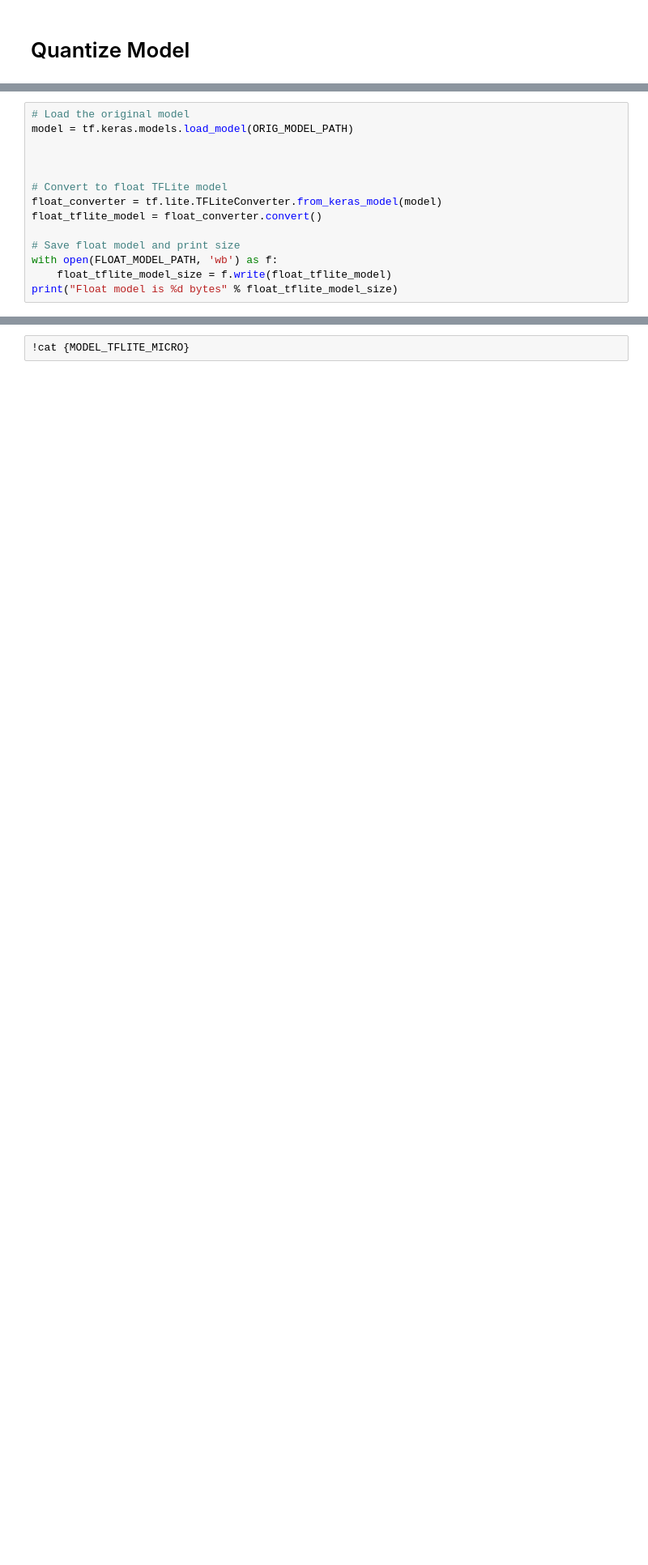
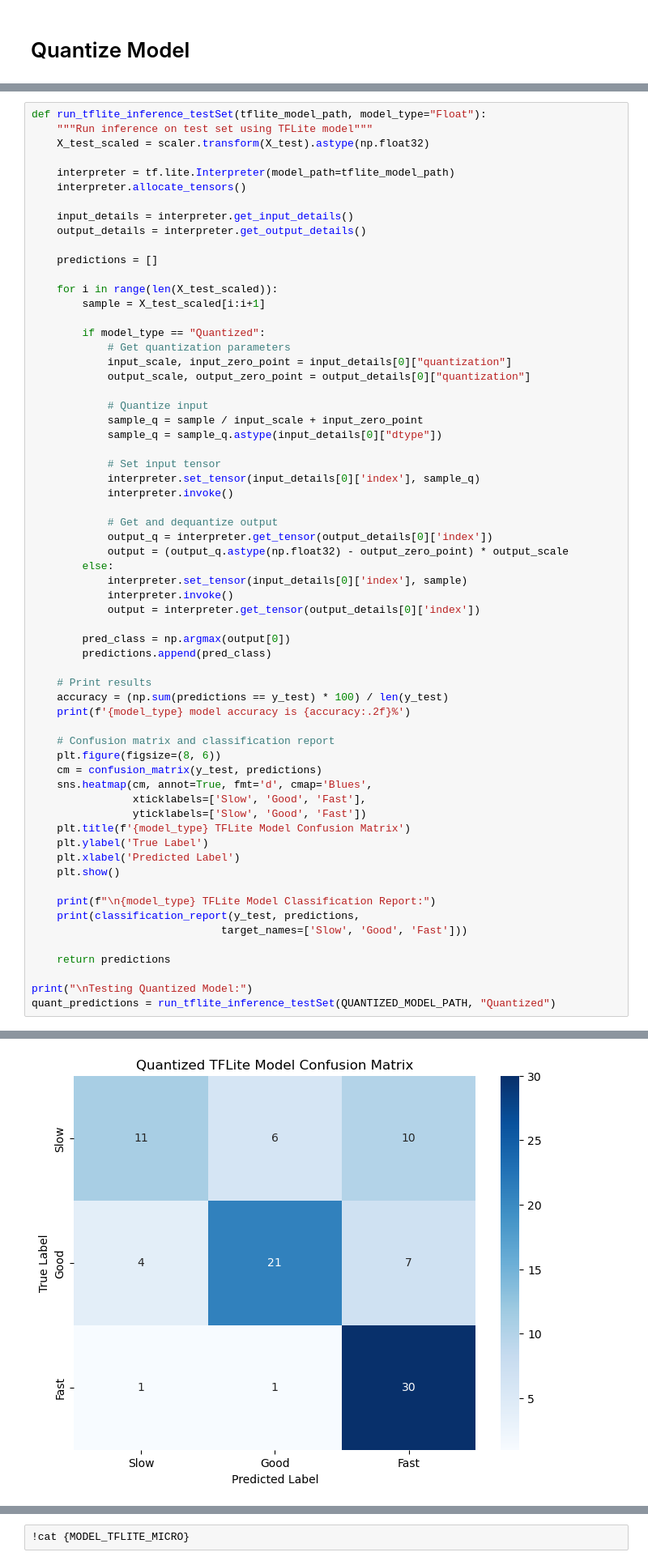
Before and after one commit to kuomat/Swing_Buddy, a Jupyter notebook: project.ipynb, the cells around one changed output, grey strips where cells are left out. Shown: that part at 81% size. Drawn from its saved outputs; the diff is of its cells as text; blank space fills up the shorter version.

```diff
--- a/project.ipynb
+++ b/project.ipynb
@@ -842,14 +846,0 @@ def representative_dataset_gen():
-# %%
-# Load the original model
-model = tf.keras.models.load_model(ORIG_MODEL_PATH)
-
-
-
-# Convert to float TFLite model
-float_converter = tf.lite.TFLiteConverter.from_keras_model(model)
-float_tflite_model = float_converter.convert()
-
-# Save float model and print size
-with open(FLOAT_MODEL_PATH, 'wb') as f:
-    float_tflite_model_size = f.write(float_tflite_model)
-print("Float model is %d bytes" % float_tflite_model_size)
@@ -1045,0 +926,64 @@ weighted avg       0.09      0.30      0.14        91
+# %%
+def run_tflite_inference_testSet(tflite_model_path, model_type="Float"):
+    """Run inference on test set using TFLite model"""
+    X_test_scaled = scaler.transform(X_test).astype(np.float32)
+
+    interpreter = tf.lite.Interpreter(model_path=tflite_model_path)
+    interpreter.allocate_tensors()
+
+    input_details = interpreter.get_input_details()
+    output_details = interpreter.get_output_details()
+
+    predictions = []
+
+    for i in range(len(X_test_scaled)):
+        sample = X_test_scaled[i:i+1]
+
+        if model_type == "Quantized":
+            # Get quantization parameters
+            input_scale, input_zero_point = input_details[0]["quantization"]
+            output_scale, output_zero_point = output_details[0]["quantization"]
+
+            # Quantize input
+            sample_q = sample / input_scale + input_zero_point
+            sample_q = sample_q.astype(input_details[0]["dtype"])
+
+            # Set input tensor
+            interpreter.set_tensor(input_details[0]['index'], sample_q)
+            interpreter.invoke()
+
+            # Get and dequantize output
+            output_q = interpreter.get_tensor(output_details[0]['index'])
+            output = (output_q.astype(np.float32) - output_zero_point) * output_scale
+        else:
+            interpreter.set_tensor(input_details[0]['index'], sample)
+            interpreter.invoke()
+            output = interpreter.get_tensor(output_details[0]['index'])
+
+        pred_class = np.argmax(output[0])
+        predictions.append(pred_class)
+
+    # Print results
+    accuracy = (np.sum(predictions == y_test) * 100) / len(y_test)
+    print(f'{model_type} model accuracy is {accuracy:.2f}%')
+
+    # Confusion matrix and classification report
+    plt.figure(figsize=(8, 6))
+    cm = confusion_matrix(y_test, predictions)
+    sns.heatmap(cm, annot=True, fmt='d', cmap='Blues',
+                xticklabels=['Slow', 'Good', 'Fast'],
+                yticklabels=['Slow', 'Good', 'Fast'])
+    plt.title(f'{model_type} TFLite Model Confusion Matrix')
+    plt.ylabel('True Label')
+    plt.xlabel('Predicted Label')
+    plt.show()
+
+    print(f"\n{model_type} TFLite Model Classification Report:")
+    print(classification_report(y_test, predictions,
+                              target_names=['Slow', 'Good', 'Fast']))
+
+    return predictions
+
+print("\nTesting Quantized Model:")
+quant_predictions = run_tflite_inference_testSet(QUANTIZED_MODEL_PATH, "Quantized")
+# %% [output]
@@ -1045,0 +992 @@ weighted avg       0.09      0.30      0.14        91
+[figure, added]
```
Also changed, not shown: parts of 11 cells of this notebook, 8 other files.
